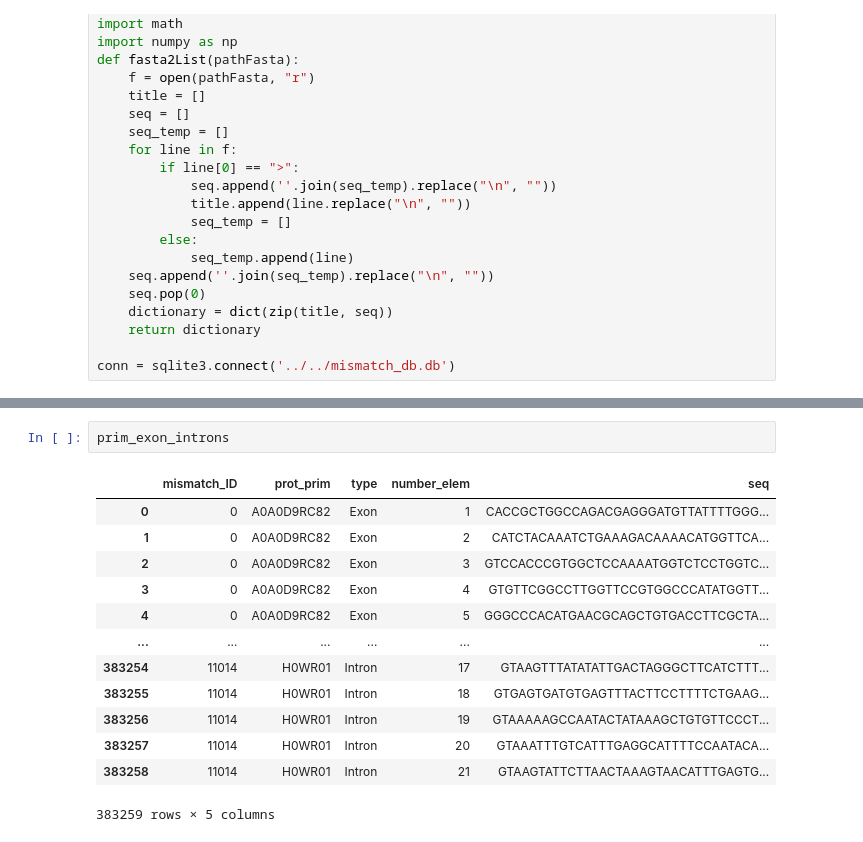
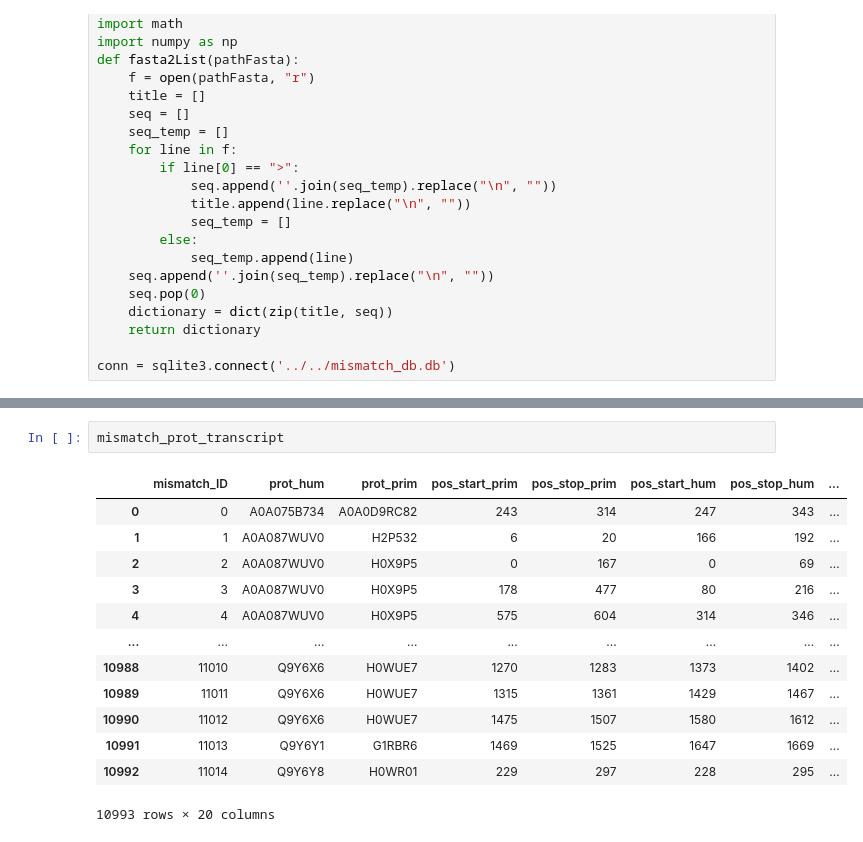
Before and after one commit to lambda-science/stage-thompson, a Jupyter notebook: notebooks/exploration/12-Correction_Prot_Transcript.ipynb, the cells around one changed output, grey strips where cells are left out. Drawn from its saved outputs; the diff is of its cells as text.

```diff
--- a/notebooks/exploration/12-Correction_Prot_Transcript.ipynb
+++ b/notebooks/exploration/12-Correction_Prot_Transcript.ipynb
@@ -63,18 +77,18 @@ AND human_isoform_exist = 0
-# %%
-prim_exon_introns
-# %% [output]
-|  | mismatch_ID | prot_prim | type | number_elem | seq |
-| 0 | 0 | A0A0D9RC82 | Exon | 1 | CACCGCTGGCCAGACGAGGGATGTTATTTTGGG... |
-| 1 | 0 | A0A0D9RC82 | Exon | 2 | CATCTACAAATCTGAAAGACAAAACATGGTTCA... |
-| 2 | 0 | A0A0D9RC82 | Exon | 3 | GTCCACCCGTGGCTCCAAAATGGTCTCCTGGTC... |
-| 3 | 0 | A0A0D9RC82 | Exon | 4 | GTGTTCGGCCTTGGTTCCGTGGCCCATATGGTT... |
-| 4 | 0 | A0A0D9RC82 | Exon | 5 | GGGCCCACATGAACGCAGCTGTGACCTTCGCTA... |
-| ... | ... | ... | ... | ... | ... |
-| 383254 | 11014 | H0WR01 | Intron | 17 | GTAAGTTTATATATTGACTAGGGCTTCATCTTT... |
-| 383255 | 11014 | H0WR01 | Intron | 18 | GTGAGTGATGTGAGTTTACTTCCTTTTCTGAAG... |
-| 383256 | 11014 | H0WR01 | Intron | 19 | GTAAAAAGCCAATACTATAAAGCTGTGTTCCCT... |
-| 383257 | 11014 | H0WR01 | Intron | 20 | GTAAATTTGTCATTTGAGGCATTTTCCAATACA... |
-| 383258 | 11014 | H0WR01 | Intron | 21 | GTAAGTATTCTTAACTAAAGTAACATTTGAGTG... |
-383259 rows × 5 columns
+# %%
+mismatch_prot_transcript
+# %% [output]
+|  | mismatch_ID | prot_hum | prot_prim | pos_start_prim | pos_stop_prim | pos_start_hum | pos_stop_hum | ... |
+| 0 | 0 | A0A075B734 | A0A0D9RC82 | 243 | 314 | 247 | 343 | ... |
+| 1 | 1 | A0A087WUV0 | H2P532 | 6 | 20 | 166 | 192 | ... |
+| 2 | 2 | A0A087WUV0 | H0X9P5 | 0 | 167 | 0 | 69 | ... |
+| 3 | 3 | A0A087WUV0 | H0X9P5 | 178 | 477 | 80 | 216 | ... |
+| 4 | 4 | A0A087WUV0 | H0X9P5 | 575 | 604 | 314 | 346 | ... |
+| ... | ... | ... | ... | ... | ... | ... | ... | ... |
+| 10988 | 11010 | Q9Y6X6 | H0WUE7 | 1270 | 1283 | 1373 | 1402 | ... |
+| 10989 | 11011 | Q9Y6X6 | H0WUE7 | 1315 | 1361 | 1429 | 1467 | ... |
+| 10990 | 11012 | Q9Y6X6 | H0WUE7 | 1475 | 1507 | 1580 | 1612 | ... |
+| 10991 | 11013 | Q9Y6Y1 | G1RBR6 | 1469 | 1525 | 1647 | 1669 | ... |
+| 10992 | 11014 | Q9Y6Y8 | H0WR01 | 229 | 297 | 228 | 295 | ... |
+10993 rows × 20 columns
 # %%
 # SCRIPT DE CORRECTION DES MISMATCH
```
Also changed, not shown: parts of 7 cells of this notebook, 1 other file.
